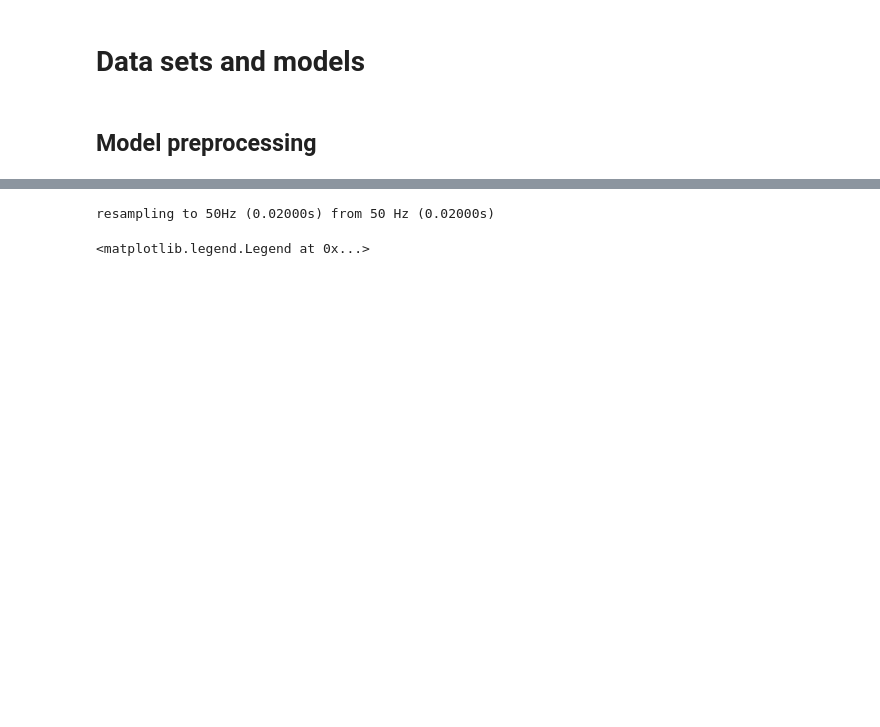
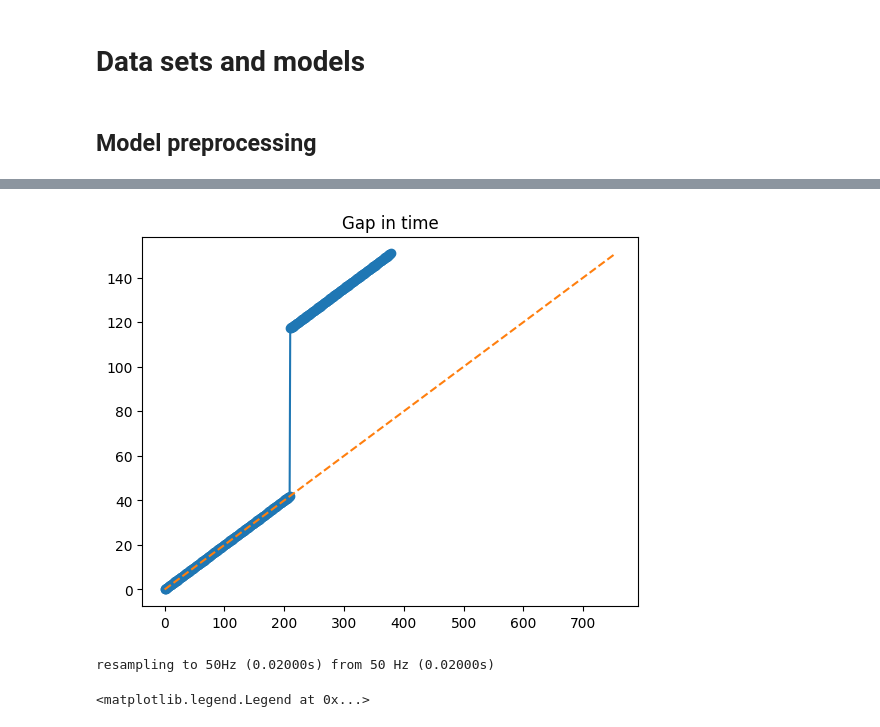
Before and after one commit to ftavella/pisces, a Jupyter notebook: nbs/02_models.ipynb, the cells around one changed output, grey strips where cells are left out. Cells and saved outputs as stored; diff of their text form; code cells hidden in the pictures; blank space fills up the shorter version.

Commit message:
improve test. add working test/example of gap masking.

```diff
--- a/nbs/02_models.ipynb
+++ b/nbs/02_models.ipynb
@@ -145,0 +116,90 @@ data_set = DataSetObject.from_dict(test_data)
+# %%
+#| test
+
+psg_epoch = 30
+n_epoch = 5
+psg_max_time = psg_epoch * n_epoch
+psg = np.array([
+    [j, (j // psg_epoch) % (psg_max_time // 5)]
+    for i, j in enumerate(range(0, psg_max_time, psg_epoch))
+])
+
+accel_sample_rate = 0.2
+accel_time = np.arange(0, psg_max_time + 1, accel_sample_rate).reshape(-1, 1)
+accel_xyz = np.random.random((len(accel_time), 3))
+accel = np.hstack([accel_time, accel_xyz])
+
+row_index = np.arange(accel.shape[0])
+
+
+accel_mid_gap = accel.copy()
+acc_time = accel[:, 0]
+
+# starting at 1.4 epochs in (42 sec) there is a 2.5 epoch long gap. accel resumes at epoch 3.9, right before epoch 4
+n_epoch_gap_starts = 1.4
+n_epoch_gap_duration = 2.5
+
+skip_seconds_start = psg_epoch * n_epoch_gap_starts
+skip_seconds_end = skip_seconds_start + (psg_epoch * n_epoch_gap_duration)
+
+gap_select = (acc_time < skip_seconds_start) | (acc_time > skip_seconds_end)
+# (starting at epoch 0) this now has a gap during epochs 1, 2, 3
+# A,-,-,-,A
+# A = accel present, - = at least 1/2 the epoch is missing
+accel_mid_gap = accel_mid_gap[gap_select]
+
+test_data = {
+    "accelerometer": {
+        "gap":  accel_mid_gap,
+        "no_gap": accel
+    },
+    "psg": {
+        "gap": psg.copy(),
+        "no_gap": psg
+    }
+}
+
+data_set = DataSetObject.from_dict(test_data)
+plt.plot(accel_mid_gap[:, 0], 'o-')
+plt.plot(acc_time, '--')
+plt.title("Gap in time")
+acc_last_index = 0
+acc_next_index = acc_last_index
+acc_last_time = accel_mid_gap[acc_last_index, 0]
+acc_next_time = acc_last_time
+
+# at least this fraction of 1 epoch must be covered
+# both in terms of time (no gap longer than 0.5 epochs)
+# and in terms of expected number of samples in that time.
+min_epoch_fraction_covered = 0.5
+min_epoch_covered = min_epoch_fraction_covered * psg_epoch
+min_samples_per = min_epoch_covered / accel_sample_rate
+
+psg_gap_indices = []
+
+for (psg_index, psg_sample) in enumerate(psg):
+    epoch_ends = psg_sample[0] + psg_epoch
+
+    # find the last timestamp inside the epoch
+    while (acc_next_time <= epoch_ends):
+        acc_next_time = accel_mid_gap[acc_next_index, 0]
+        acc_next_index += 1
+
+    # 1. check for lots of missing time
+    # 2. check for very low sampling rate
+    if ((acc_next_time - acc_last_time) < min_epoch_covered) \
+        or (acc_next_index - acc_last_index < min_samples_per):
+        psg_gap_indices.append(psg_index)
+
+
+    # set up for next iteration
+    acc_last_time = acc_next_time
+    acc_last_index = acc_next_index
+
+print("Pre-masking:")
+print(psg)
+
+psg[np.array(psg_gap_indices), 1] = -1
+print("MASKED:")
+print(psg)
+# %% [output]
@@ -146,3 +218,4 @@ data_set = DataSetObject.from_dict(test_data)
+[figure, added]
 # %%
 #| test
 input_vec = np.arange(10)
```
Also changed, not shown: parts of 3 cells of this notebook, 1 other file.
